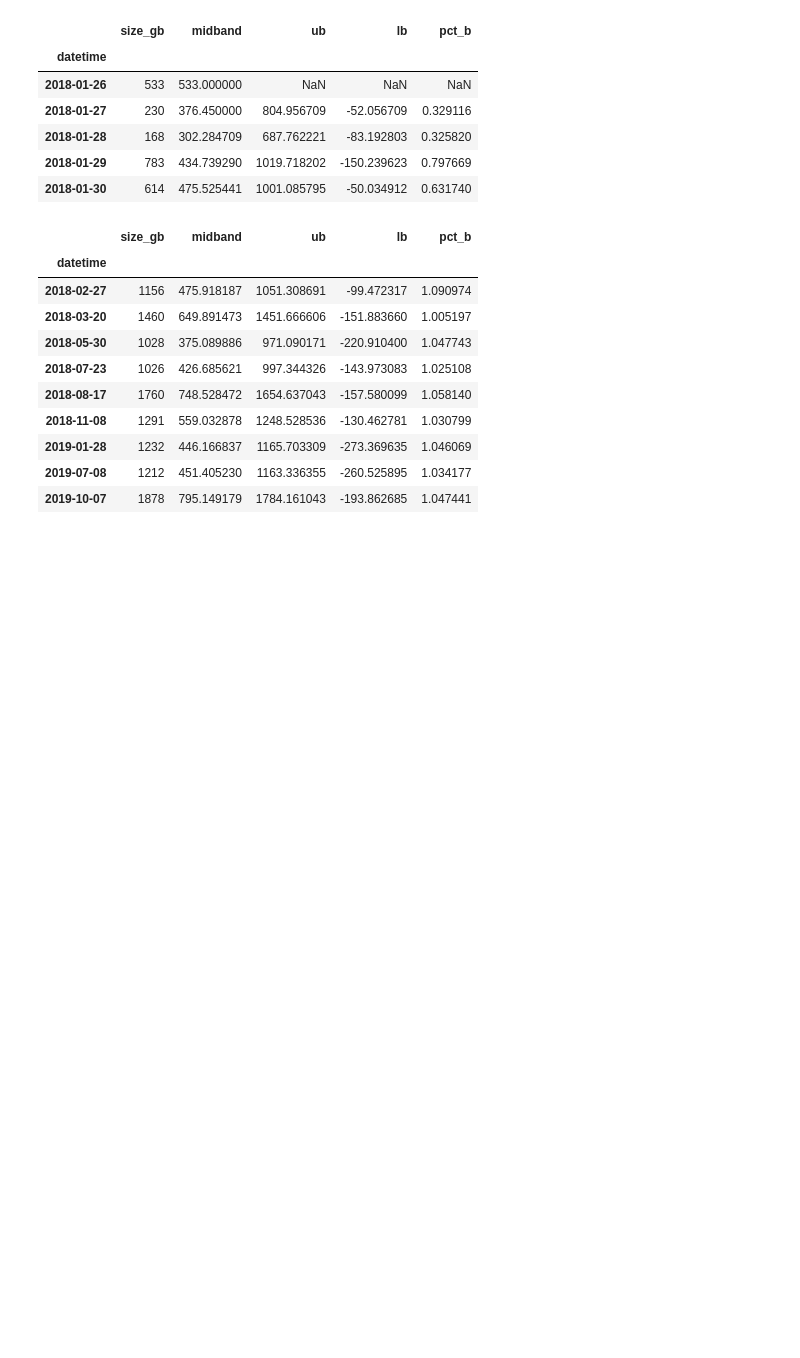
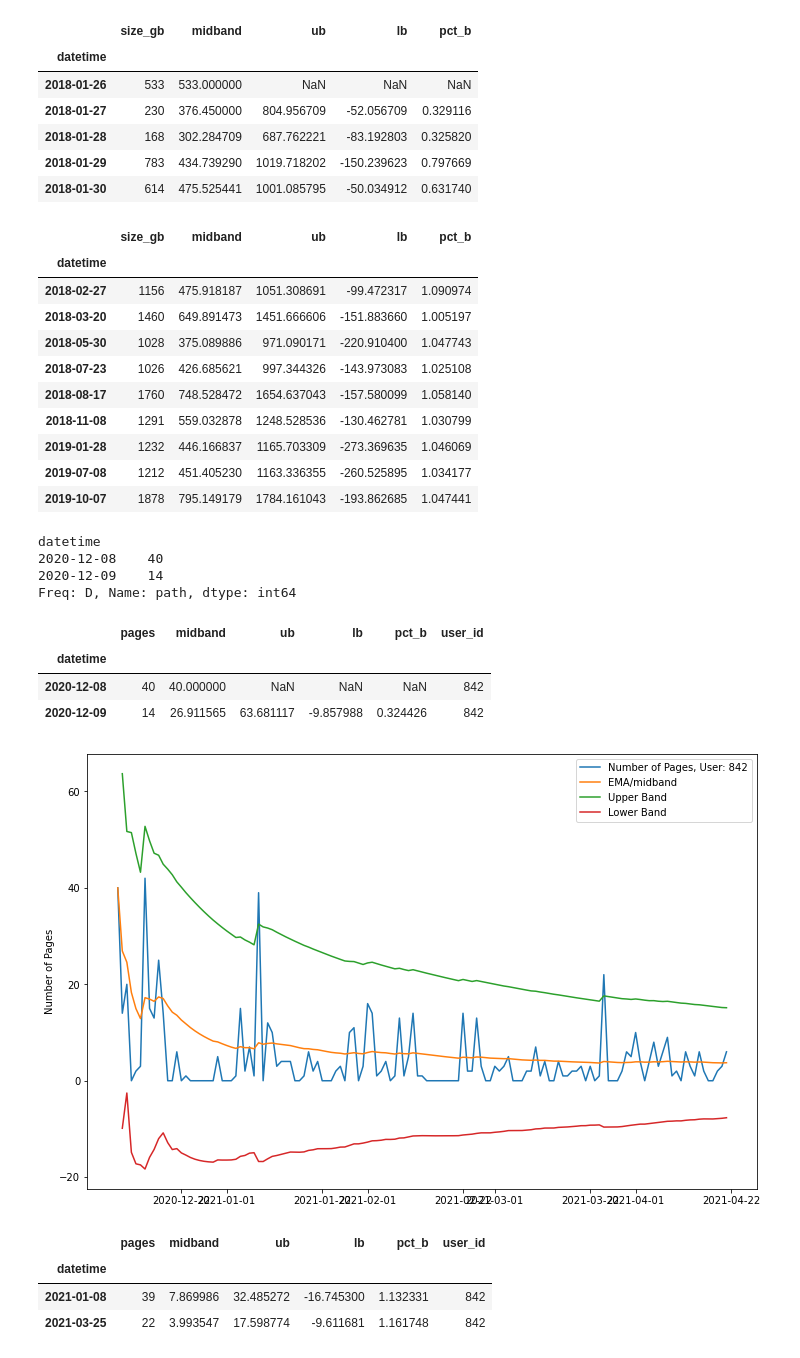
Before and after one commit to o0amandagomez0o/anomaly-detection-exercises, a Jupyter notebook: tsad_exercise.ipynb, the cells around one changed output. Saved outputs shown, nothing was run; the diff lists cells and outputs as text; code cells hidden in the pictures; blank space fills up the shorter version.

```diff
--- a/tsad_exercise.ipynb
+++ b/tsad_exercise.ipynb
@@ -267,7 +267,7 @@ def prep(df, user):
     df = df[df.user_id == user]
     df.date = pd.to_datetime(df.date)
     df = df.set_index(df.date)
-    pages = df['endpoint'].resample('d').count()
+    pages = df['path'].resample('d').count()
     return pages
 
 def compute_pct_b(pages, span, weight, user):
@@ -332,7 +332,7 @@ def find_anomalies(df, user, span, weight):
     """
 
     #creates Series `pages` that is the count of daily logs to df.endpoint
-    pages = prep(df, user)
+    pages = prep_pgs(df, user)
 
     #df consisting of `pages` df, with bollinger bands columns appended
     my_df = compute_pct_b(pages, span, weight, user)
@@ -340,0 +381,29 @@ def find_anomalies(df, user, span, weight):
+# %%
+pages = prep_pgs(df, 842)
+# %%
+pages.head(2)
+# %% [output]
+datetime
+2020-12-08    40
+2020-12-09    14
+Freq: D, Name: path, dtype: int64
+# %%
+my_df = compute_pct_b(pages, 147, 2, 842)
+# %%
+my_df.head(2)
+# %% [output]
+|  | pages | midband | ub | lb | pct_b | user_id |
+| datetime |  |  |  |  |  |  |
+| 2020-12-08 | 40 | 40.000000 | NaN | NaN | NaN | 842 |
+| 2020-12-09 | 14 | 26.911565 | 63.681117 | -9.857988 | 0.324426 | 842 |
+# %%
+plt_bands(my_df, 842)
+# %% [output]
+[figure, added]
+# %%
+find_anomalies(df, 842, 147, 2)
+# %% [output]
+|  | pages | midband | ub | lb | pct_b | user_id |
+| datetime |  |  |  |  |  |  |
+| 2021-01-08 | 39 | 7.869986 | 32.485272 | -16.745300 | 1.132331 | 842 |
+| 2021-03-25 | 22 | 3.993547 | 17.598774 | -9.611681 | 1.161748 | 842 |
```
Also changed, not shown: parts of 2 cells of this notebook.
